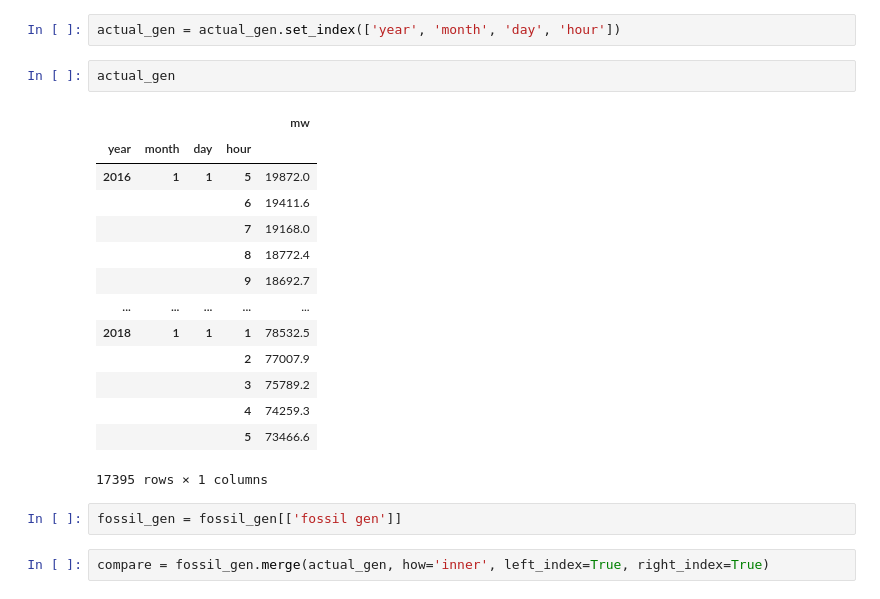
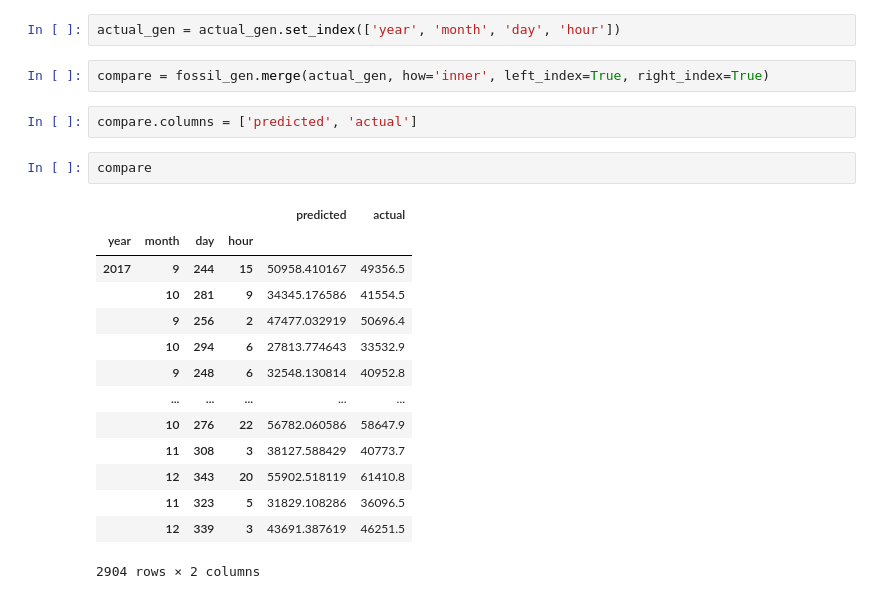
Before and after one commit to amy-wang/thesis2, a Jupyter notebook: data/Fossil Generation Forecasts.ipynb, the cells around one changed output. Drawn from its saved outputs; the diff is of its cells as text.

```diff
--- a/data/Fossil Generation Forecasts.ipynb
+++ b/data/Fossil Generation Forecasts.ipynb
@@ -127,27 +127,27 @@ actual_gen = actual_gen.drop(['datetime_beginning_utc'], axis=1)
 actual_gen = actual_gen.sort_values(by=['year', 'month','day', 'hour'])
 # %%
 actual_gen = actual_gen.set_index(['year', 'month', 'day', 'hour'])
-# %%
-actual_gen
-# %% [output]
-|  |  |  |  | mw |
-| year | month | day | hour |  |
-| 2016 | 1 | 1 | 5 | 19872.0 |
-|  |  |  | 6 | 19411.6 |
-|  |  |  | 7 | 19168.0 |
-|  |  |  | 8 | 18772.4 |
-|  |  |  | 9 | 18692.7 |
-| ... | ... | ... | ... | ... |
-| 2018 | 1 | 1 | 1 | 78532.5 |
-|  |  |  | 2 | 77007.9 |
-|  |  |  | 3 | 75789.2 |
-|  |  |  | 4 | 74259.3 |
-|  |  |  | 5 | 73466.6 |
-17395 rows × 1 columns
-# %%
-fossil_gen = fossil_gen[['fossil gen']]
 # %%
 compare = fossil_gen.merge(actual_gen, how='inner', left_index=True, right_index=True)
+# %%
+compare.columns = ['predicted', 'actual']
+# %%
+compare
+# %% [output]
+|  |  |  |  | predicted | actual |
+| year | month | day | hour |  |  |
+| 2017 | 9 | 244 | 15 | 50958.410167 | 49356.5 |
+|  | 10 | 281 | 9 | 34345.176586 | 41554.5 |
+|  | 9 | 256 | 2 | 47477.032919 | 50696.4 |
+|  | 10 | 294 | 6 | 27813.774643 | 33532.9 |
+|  | 9 | 248 | 6 | 32548.130814 | 40952.8 |
+|  | ... | ... | ... | ... | ... |
+|  | 10 | 276 | 22 | 56782.060586 | 58647.9 |
+|  | 11 | 308 | 3 | 38127.588429 | 40773.7 |
+|  | 12 | 343 | 20 | 55902.518119 | 61410.8 |
+|  | 11 | 323 | 5 | 31829.108286 | 36096.5 |
+|  | 12 | 339 | 3 | 43691.387619 | 46251.5 |
+2904 rows × 2 columns
 # %%
 compare.head(70).plot()
 # %% [output]
```
Also changed, not shown: parts of 37 cells of this notebook.
